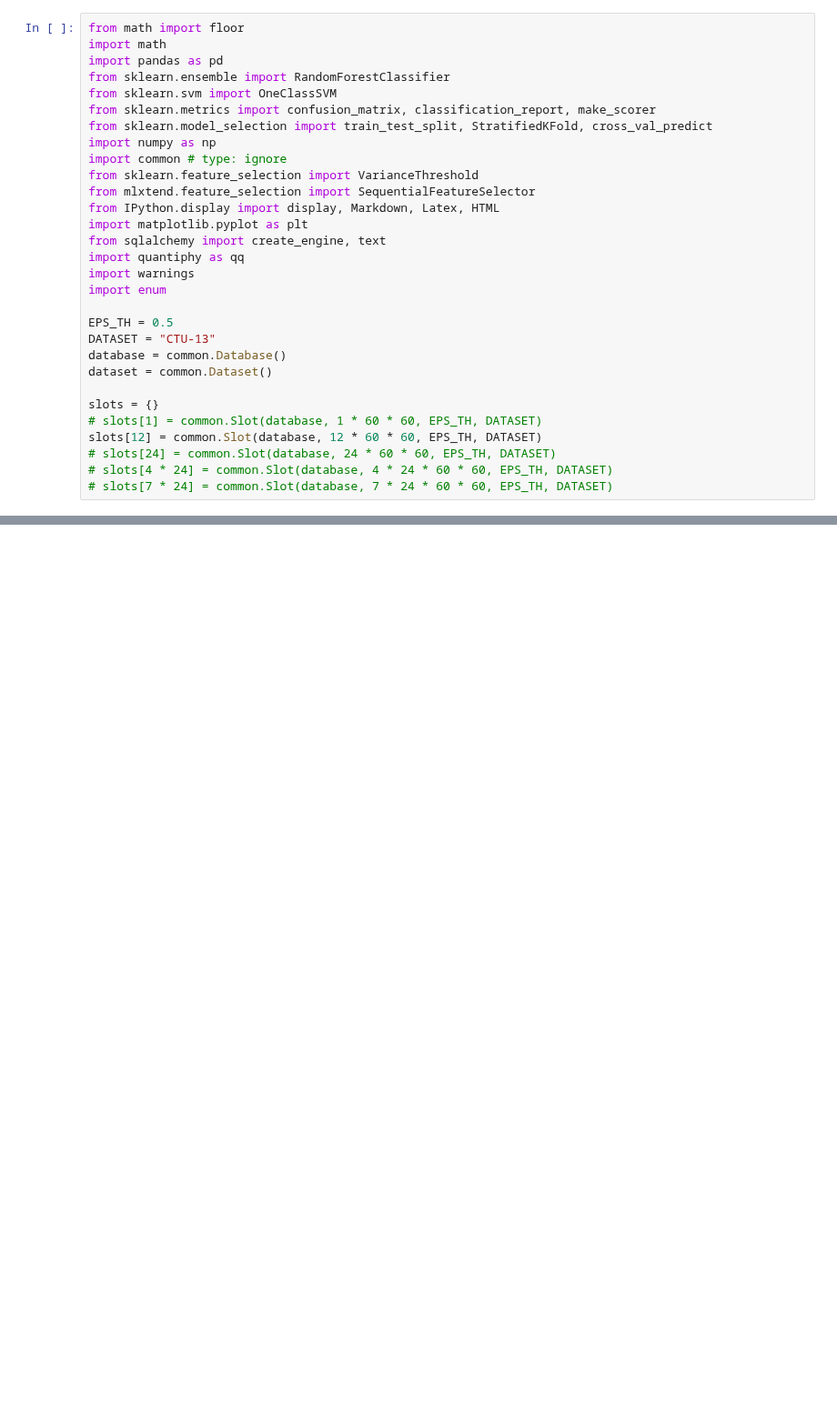
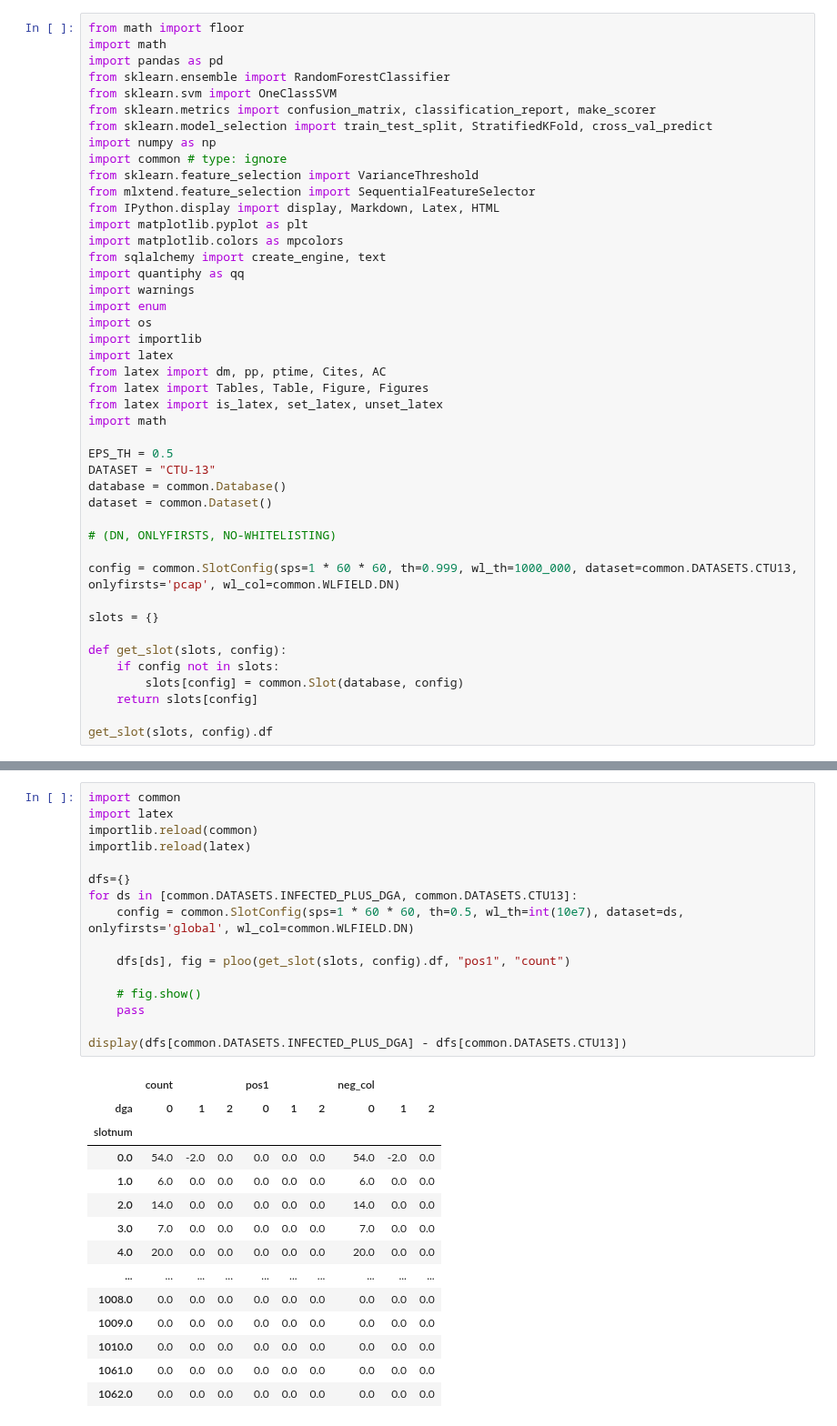
Before and after one commit to princio/dga-detection-analysis-framework, a Jupyter notebook: ml/book/dataset4.ipynb, the cells around one changed output, grey strips where cells are left out. Shown at 91% size. Drawn from its saved outputs; the diff is of its cells as text; blank space fills up the shorter version.

Commit message:
ml: book/dataset many confused chages

```diff
--- a/ml/book/dataset4.ipynb
+++ b/ml/book/dataset4.ipynb
@@ -12,19 +12,33 @@ from sklearn.feature_selection import VarianceThreshold
 from mlxtend.feature_selection import SequentialFeatureSelector
 from IPython.display import display, Markdown, Latex, HTML
 import matplotlib.pyplot as plt
+import matplotlib.colors as mpcolors
 from sqlalchemy import create_engine, text
 import quantiphy as qq
 import warnings
 import enum
+import os
+import importlib
+import latex
+from latex import dm, pp, ptime, Cites, AC
+from latex import Tables, Table, Figure, Figures
+from latex import is_latex, set_latex, unset_latex
+import math
 
 EPS_TH = 0.5
 DATASET = "CTU-13"
 database = common.Database()
 dataset = common.Dataset()
 
+# (DN, ONLYFIRSTS, NO-WHITELISTING)
+
+config = common.SlotConfig(sps=1 * 60 * 60, th=0.999, wl_th=1000_000, dataset=common.DATASETS.CTU13, onlyfirsts='pcap', wl_col=common.WLFIELD.DN)
+
 slots = {}
-# slots[1] = common.Slot(database, 1 * 60 * 60, EPS_TH, DATASET)
-slots[12] = common.Slot(database, 12 * 60 * 60, EPS_TH, DATASET)
-# slots[24] = common.Slot(database, 24 * 60 * 60, EPS_TH, DATASET)
-# slots[4 * 24] = common.Slot(database, 4 * 24 * 60 * 60, EPS_TH, DATASET)
-# slots[7 * 24] = common.Slot(database, 7 * 24 * 60 * 60, EPS_TH, DATASET)
+
+def get_slot(slots, config):
+    if config not in slots:
+        slots[config] = common.Slot(database, config)
+    return slots[config]
+
+get_slot(slots, config).df
@@ -167,0 +108,31 @@ plt.show()
+# %%
+import common
+import latex
+importlib.reload(common)
+importlib.reload(latex)
+
+dfs={}
+for ds in [common.DATASETS.INFECTED_PLUS_DGA, common.DATASETS.CTU13]:
+    config = common.SlotConfig(sps=1 * 60 * 60, th=0.5, wl_th=int(10e7), dataset=ds, onlyfirsts='global', wl_col=common.WLFIELD.DN)
+
+    dfs[ds], fig = ploo(get_slot(slots, config).df, "pos1", "count")
+
+    # fig.show()
+    pass
+
+display(dfs[common.DATASETS.INFECTED_PLUS_DGA] - dfs[common.DATASETS.CTU13])
+# %% [output]
+|  | count |  |  | pos1 |  |  | neg_col |  |  |
+| dga | 0 | 1 | 2 | 0 | 1 | 2 | 0 | 1 | 2 |
+| slotnum |  |  |  |  |  |  |  |  |  |
+| 0.0 | 54.0 | -2.0 | 0.0 | 0.0 | 0.0 | 0.0 | 54.0 | -2.0 | 0.0 |
+| 1.0 | 6.0 | 0.0 | 0.0 | 0.0 | 0.0 | 0.0 | 6.0 | 0.0 | 0.0 |
+| 2.0 | 14.0 | 0.0 | 0.0 | 0.0 | 0.0 | 0.0 | 14.0 | 0.0 | 0.0 |
+| 3.0 | 7.0 | 0.0 | 0.0 | 0.0 | 0.0 | 0.0 | 7.0 | 0.0 | 0.0 |
+| 4.0 | 20.0 | 0.0 | 0.0 | 0.0 | 0.0 | 0.0 | 20.0 | 0.0 | 0.0 |
+| ... | ... | ... | ... | ... | ... | ... | ... | ... | ... |
+| 1008.0 | 0.0 | 0.0 | 0.0 | 0.0 | 0.0 | 0.0 | 0.0 | 0.0 | 0.0 |
+| 1009.0 | 0.0 | 0.0 | 0.0 | 0.0 | 0.0 | 0.0 | 0.0 | 0.0 | 0.0 |
+| 1010.0 | 0.0 | 0.0 | 0.0 | 0.0 | 0.0 | 0.0 | 0.0 | 0.0 | 0.0 |
+| 1061.0 | 0.0 | 0.0 | 0.0 | 0.0 | 0.0 | 0.0 | 0.0 | 0.0 | 0.0 |
+| 1062.0 | 0.0 | 0.0 | 0.0 | 0.0 | 0.0 | 0.0 | 0.0 | 0.0 | 0.0 |
```
Also changed, not shown: parts of 13 cells of this notebook, 16 other files.
